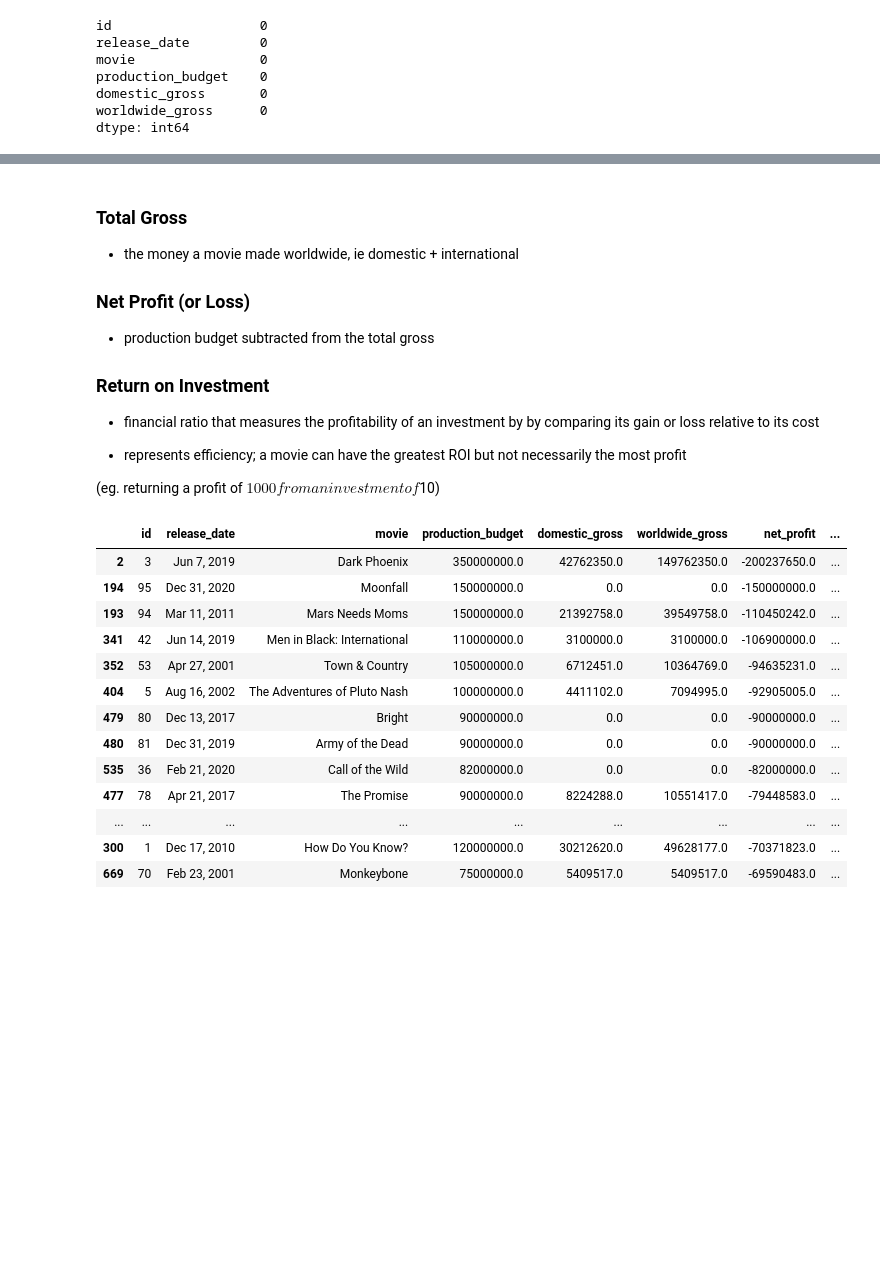
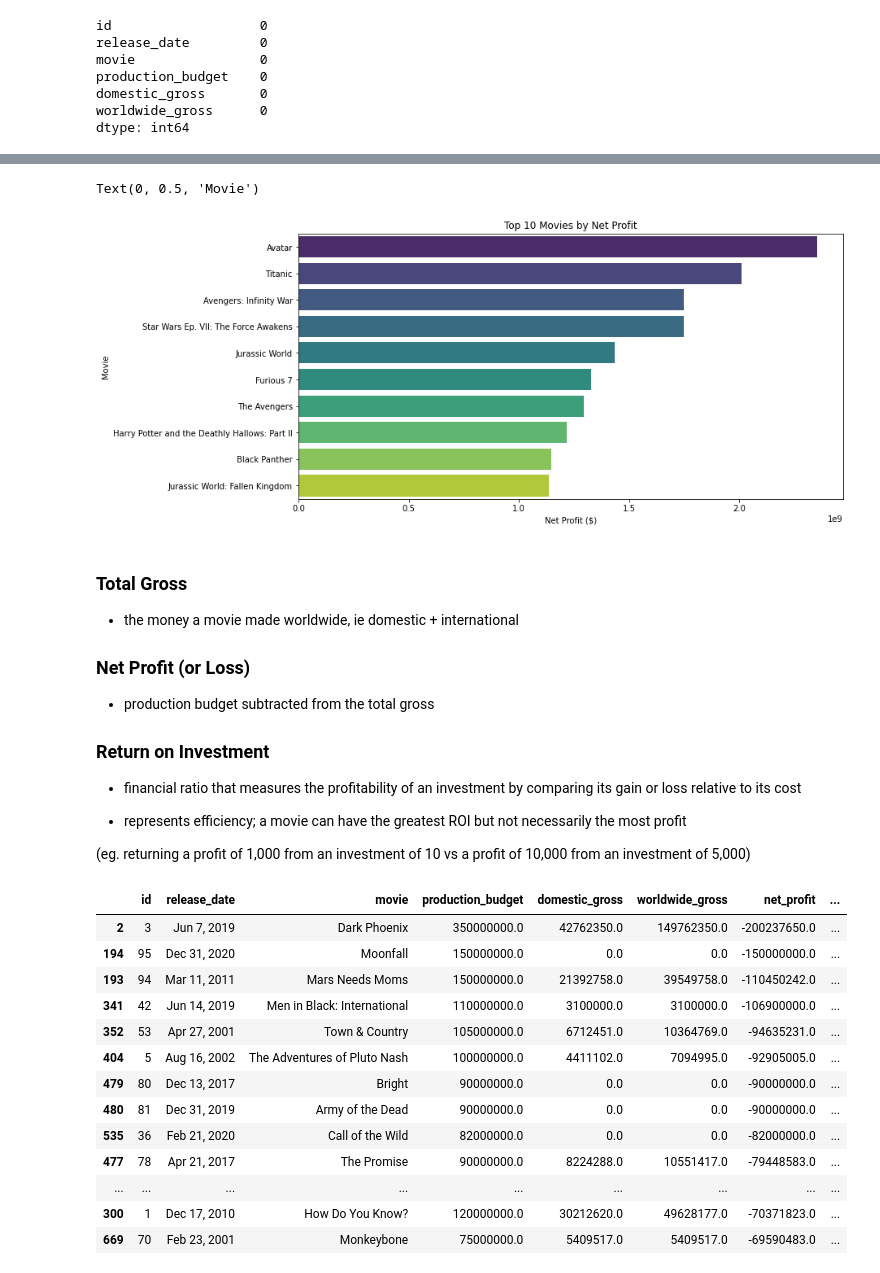
Before and after one commit to clivekinyanjui/DS-Phase_2-Group_3-Project, a Jupyter notebook: Notebook/index.ipynb, the cells around one changed output, grey strips where cells are left out. Drawn from its saved outputs; the diff is of its cells as text; code cells hidden in the pictures; blank space fills up the shorter version.

```diff
--- a/Notebook/index.ipynb
+++ b/Notebook/index.ipynb
@@ -110,14 +108,32 @@ budget_numbers_df_copy.sort_values('net_profit', ascending=False).head(20)
+# %%
+top10_movies = budget_numbers_df_copy.sort_values('net_profit', ascending=False).head(10)
+
+
+plt.figure(figsize=(12,6))
+sns.barplot(
+    data=top10_movies,
+    x='net_profit',
+    y='movie',
+    palette='viridis'
+)
+
+plt.title('Top 10 Movies by Net Profit')
+plt.xlabel('Net Profit ($)')
+plt.ylabel('Movie')
+# %% [output]
+Text(0, 0.5, 'Movie')
+[figure, added]
 # %% [markdown]
 ### Total Gross
    - the money a movie made worldwide, ie domestic + international
 ### Net Profit (or Loss)
    - production budget subtracted from the total gross
 ### Return on Investment
-   - financial ratio that measures the profitability of an investment by by comparing its gain or loss relative to its cost
+   - financial ratio that measures the profitability of an investment by comparing its gain or loss relative to its cost
 
    - represents efficiency; a movie can have the greatest ROI but not necessarily the most profit
 
-(eg. returning a profit of $1000 from an investment of $10)
+(eg. returning a profit of 1,000 from an investment of 10 vs a profit of 10,000 from an investment of 5,000)
 # %%
 # movies that had the highest losses
 budget_numbers_df_copy.sort_values('net_profit', ascending=True).head(20)
```
Also changed, not shown: parts of 22 cells of this notebook.
